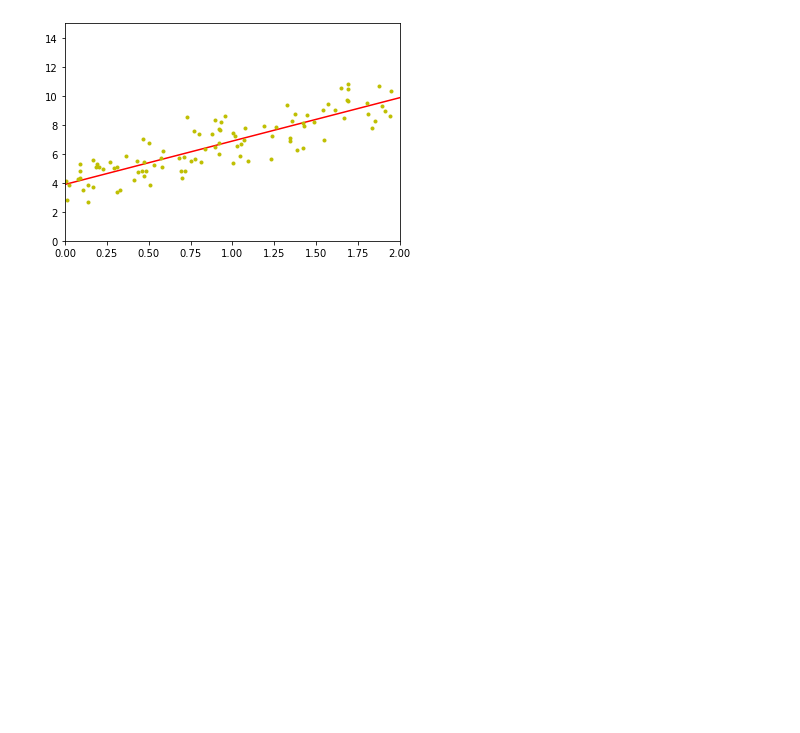
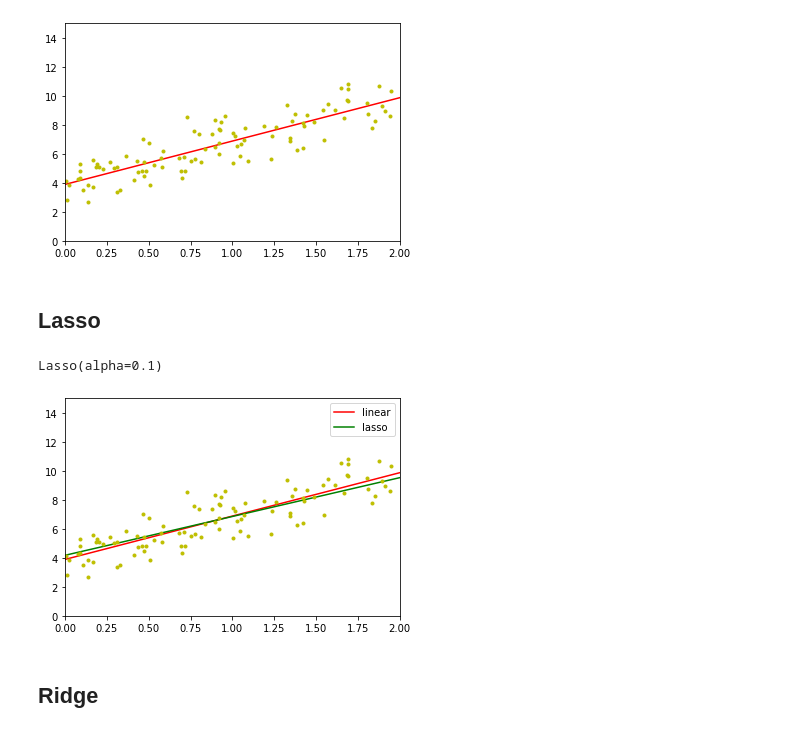
Before and after one commit to SLCFLAB/IBK2023, a Jupyter notebook: 03_regression.ipynb, the cells around one changed output. Saved outputs shown, nothing was run; the diff lists cells and outputs as text; code cells hidden in the pictures; blank space fills up the shorter version.

```diff
--- a/03_regression.ipynb
+++ b/03_regression.ipynb
@@ -72,3 +72,25 @@ plt.axis([0, 2, 0, 15])
 plt.show()
 # %% [output]
 [figure]
+# %% [markdown]
+## Lasso
+# %%
+from sklearn.linear_model import Lasso
+
+lasso_reg = Lasso(alpha=0.1)
+lasso_reg.fit(X, y)
+# %% [output]
+Lasso(alpha=0.1)
+# %%
+y_predict_lasso = lasso_reg.predict(X_new)
+# %%
+plt.plot(X_new, y_predict, "r-", label="linear")
+plt.plot(X_new, y_predict_lasso, "g-", label="lasso")
+plt.plot(X, y, "y.")
+plt.axis([0, 2, 0, 15])
+plt.legend()
+plt.show()
+# %% [output]
+[figure, added]
+# %% [markdown]
+## Ridge
```
Also changed, not shown: parts of 17 cells of this notebook.
